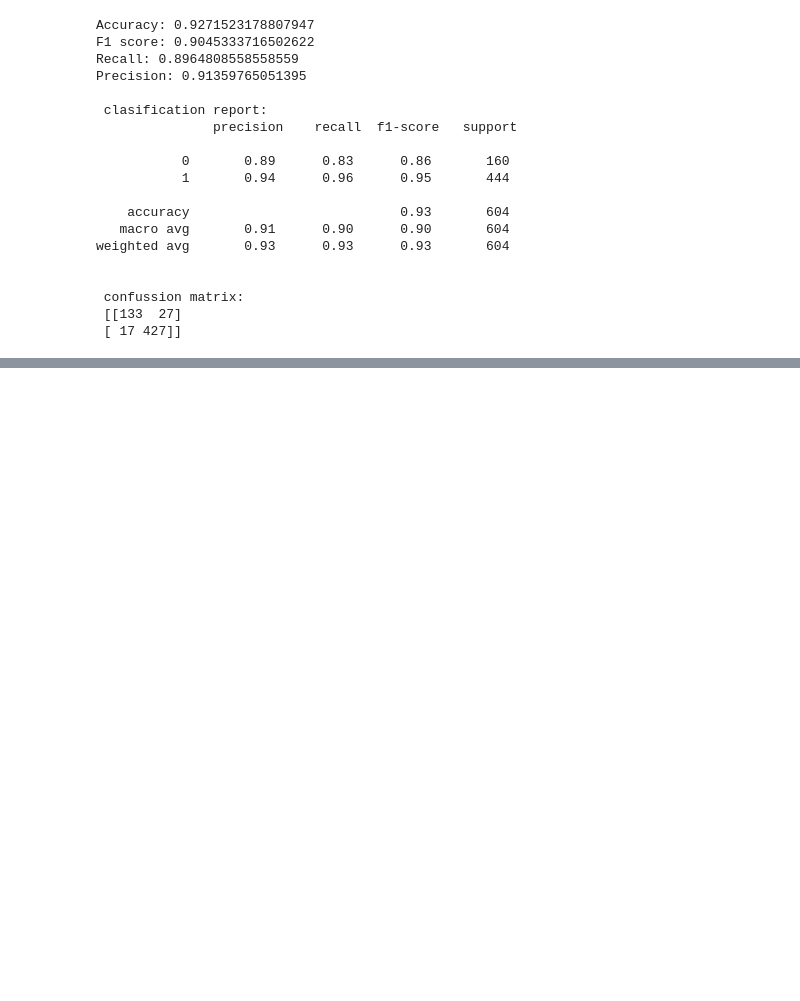
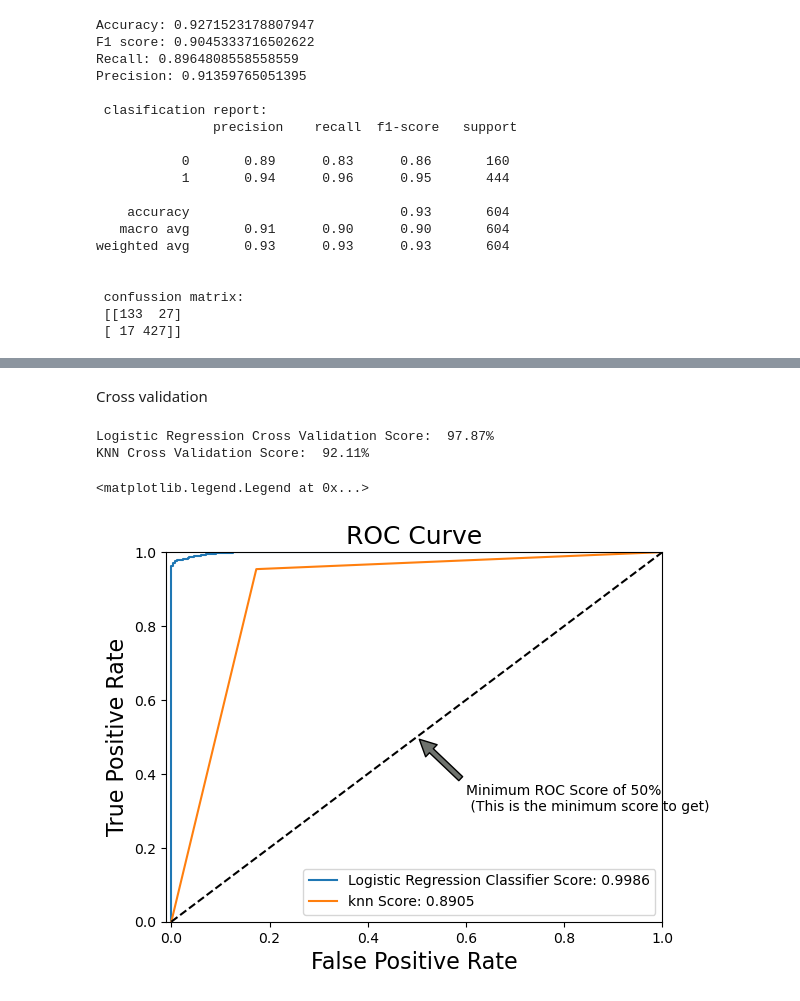
Before and after one commit to Sonic-zzt/ESE-527-Project, a Jupyter notebook: ESE_527_Project.ipynb, the cells around one changed output, grey strips where cells are left out. Saved outputs shown, nothing was run; the diff lists cells and outputs as text; code cells hidden in the pictures; blank space fills up the shorter version.

```diff
--- a/ESE_527_Project.ipynb
+++ b/ESE_527_Project.ipynb
@@ -1206,0 +1073,67 @@ pd.DataFrame(data={'Binary Classification': bin_cv_score,'Multiclass Classificat
+# %%
+knn_df = pca_df.copy()
+obesity = ['Overweight_Level_I','Overweight_Level_II','Obesity_Type_I','Obesity_Type_II','Obesity_Type_III']
+nobesity = ['Normal_Weight','Insufficient_Weight']
+for a in obesity:
+    knn_df.loc[knn_df['NObeyesdad'] == a,'NObeyesdad'] = 1
+for a in nobesity:
+    knn_df.loc[knn_df['NObeyesdad'] == a,'NObeyesdad'] = 0
+train_df, test_df = train_test_split(knn_df, train_size=0.7,random_state = 1)
+x_train = train_df.iloc[:,:-1]
+y_train = train_df.iloc[:,-1]
+y_train = y_train.astype("int")
+x_test = test_df.iloc[:,:-1]
+y_test = test_df.iloc[:,-1]
+y_test = y_test.astype("int")
+log = LogisticRegression(C = 1, penalty = 'l1', solver = 'liblinear')
+# %% [markdown]
+Cross validation
+# %%
+from sklearn.model_selection import cross_val_score
+from sklearn.metrics import roc_curve
+from sklearn.metrics import roc_auc_score
+#binary classification
+knn_df = LOF_df.copy()
+obesity = ['Overweight_Level_I','Overweight_Level_II','Obesity_Type_I','Obesity_Type_II','Obesity_Type_III']
+nobesity = ['Normal_Weight','Insufficient_Weight']
+for a in obesity:
+    knn_df.loc[knn_df['NObeyesdad'] == a,'NObeyesdad'] = 1
+for a in nobesity:
+    knn_df.loc[knn_df['NObeyesdad'] == a,'NObeyesdad'] = 0
+train_df, test_df = train_test_split(knn_df, train_size=0.7,random_state = 1)
+x_train = train_df.iloc[:,:-1]
+y_train = train_df.iloc[:,-1]
+y_train = y_train.astype("int")
+x_test = test_df.iloc[:,:-1]
+y_test = test_df.iloc[:,-1]
+y_test = y_test.astype("int")
+log = LogisticRegression(C = 1, penalty = 'l1', solver = 'liblinear')
+knn = KNeighborsClassifier(n_neighbors = 1,metric = 'manhattan')
+log_reg_score = cross_val_score(log, x_train, y_train, cv=5)
+print('Logistic Regression Cross Validation Score: ', round(log_reg_score.mean() * 100, 2).astype(str) + '%')
+knn_reg_score = cross_val_score(knn, x_train, y_train, cv=5)
+print('KNN Cross Validation Score: ', round(knn_reg_score.mean() * 100, 2).astype(str) + '%')
+bin_cv_score = [log_reg_score.mean(),knn_reg_score.mean()]
+
+log_predict = cross_val_predict(log, x_train, y_train, cv=5,method="decision_function")
+knn_predict = cross_val_predict(knn, x_train, y_train, cv=5)
+log_fpr, log_tpr, log_thresold = roc_curve(y_train, log_predict)
+knn_fpr, knn_tpr, knn_thresold = roc_curve(y_train, knn_predict)
+
+plt.title('ROC Curve', fontsize=18)
+plt.plot(log_fpr, log_tpr, label='Logistic Regression Classifier Score: {:.4f}'.format(roc_auc_score(y_train, log_predict)))
+plt.plot(knn_fpr, knn_tpr, label='knn Score: {:.4f}'.format(roc_auc_score(y_train, knn_predict)))
+
+plt.plot([0, 1], [0, 1], 'k--')
+plt.axis([-0.01, 1, 0, 1])
+plt.xlabel('False Positive Rate', fontsize=16)
+plt.ylabel('True Positive Rate', fontsize=16)
+plt.annotate('Minimum ROC Score of 50% \n (This is the minimum score to get)', xy=(0.5, 0.5), xytext=(0.6, 0.3),
+                arrowprops=dict(facecolor='#6E726D', shrink=0.05),
+                )
+plt.legend()
+# %% [output]
+Logistic Regression Cross Validation Score:  97.87%
+KNN Cross Validation Score:  92.11%
+<matplotlib.legend.Legend at 0x...>
+[figure, added]
```
Also changed, not shown: parts of 32 cells of this notebook.
